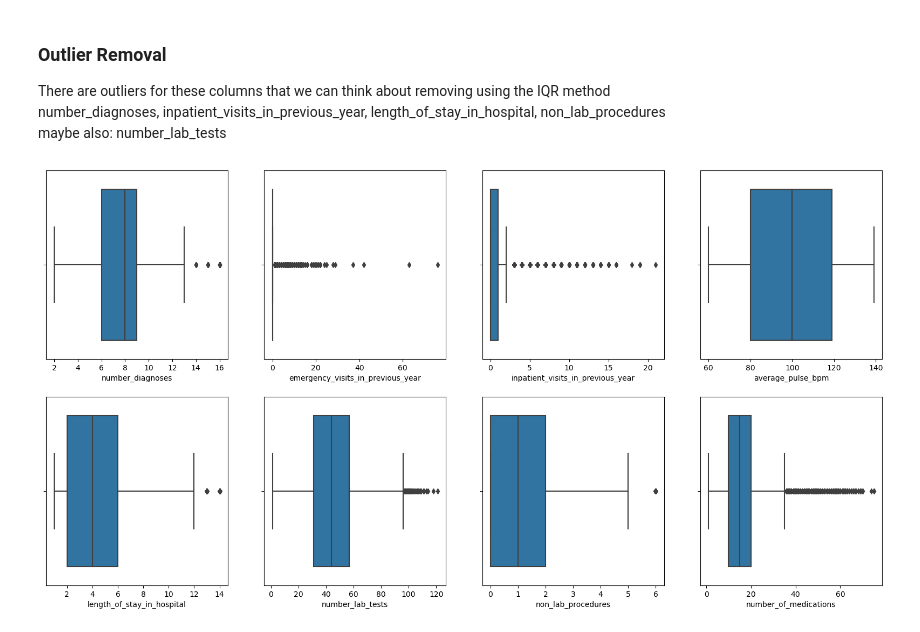
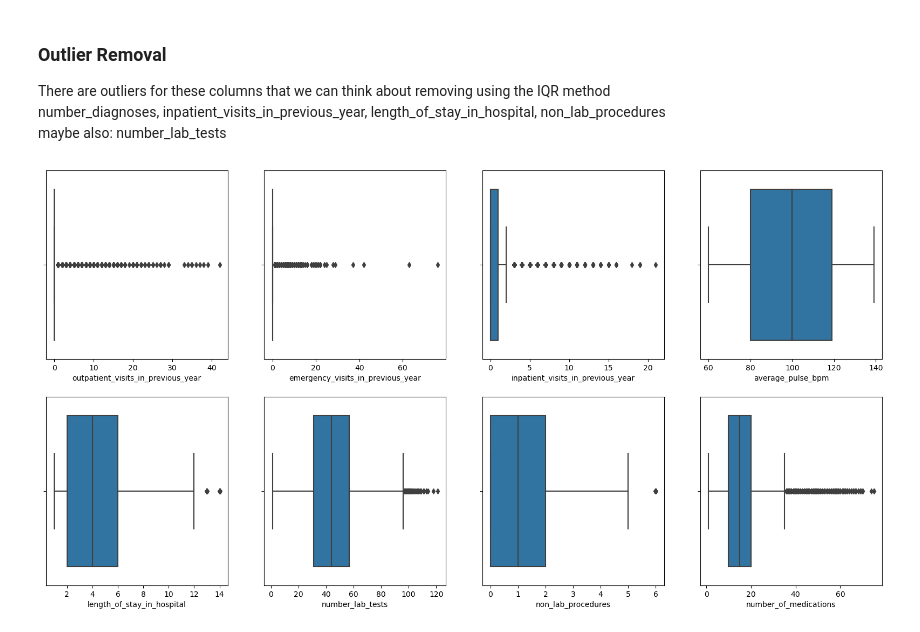
Before and after one commit to cmpnoah/Hospital_ML, a Jupyter notebook: Maria_notebook.ipynb, the cells around one changed output. Saved outputs shown, nothing was run; the diff lists cells and outputs as text; code cells hidden in the pictures.

Commit message:
data exploration

```diff
--- a/Maria_notebook.ipynb
+++ b/Maria_notebook.ipynb
@@ -658,16 +678,16 @@ maybe also: number_lab_tests
 # %%
 fig, axs = plt.subplots(2, 4, figsize=(20, 10))
 
 # Manually create box plots for each column
-sn.boxplot(data=df, x='number_diagnoses', ax=axs[0, 0])
+sn.boxplot(data=df, x='outpatient_visits_in_previous_year', ax=axs[0, 0])
 sn.boxplot(data=df, x='emergency_visits_in_previous_year', ax=axs[0, 1])
 sn.boxplot(data=df, x='inpatient_visits_in_previous_year', ax=axs[0, 2])
 sn.boxplot(data=df, x='average_pulse_bpm', ax=axs[0, 3])
 sn.boxplot(data=df, x='length_of_stay_in_hospital', ax=axs[1, 0])
 sn.boxplot(data=df, x='number_lab_tests', ax=axs[1, 1])
 sn.boxplot(data=df, x='non_lab_procedures', ax=axs[1, 2])
 sn.boxplot(data=df, x='number_of_medications', ax=axs[1, 3])
 
 plt.show()
 # %% [output]
-[figure, old version]
+[figure, new version]
```
Also changed, not shown: parts of 1 cell of this notebook, 1 other file.
